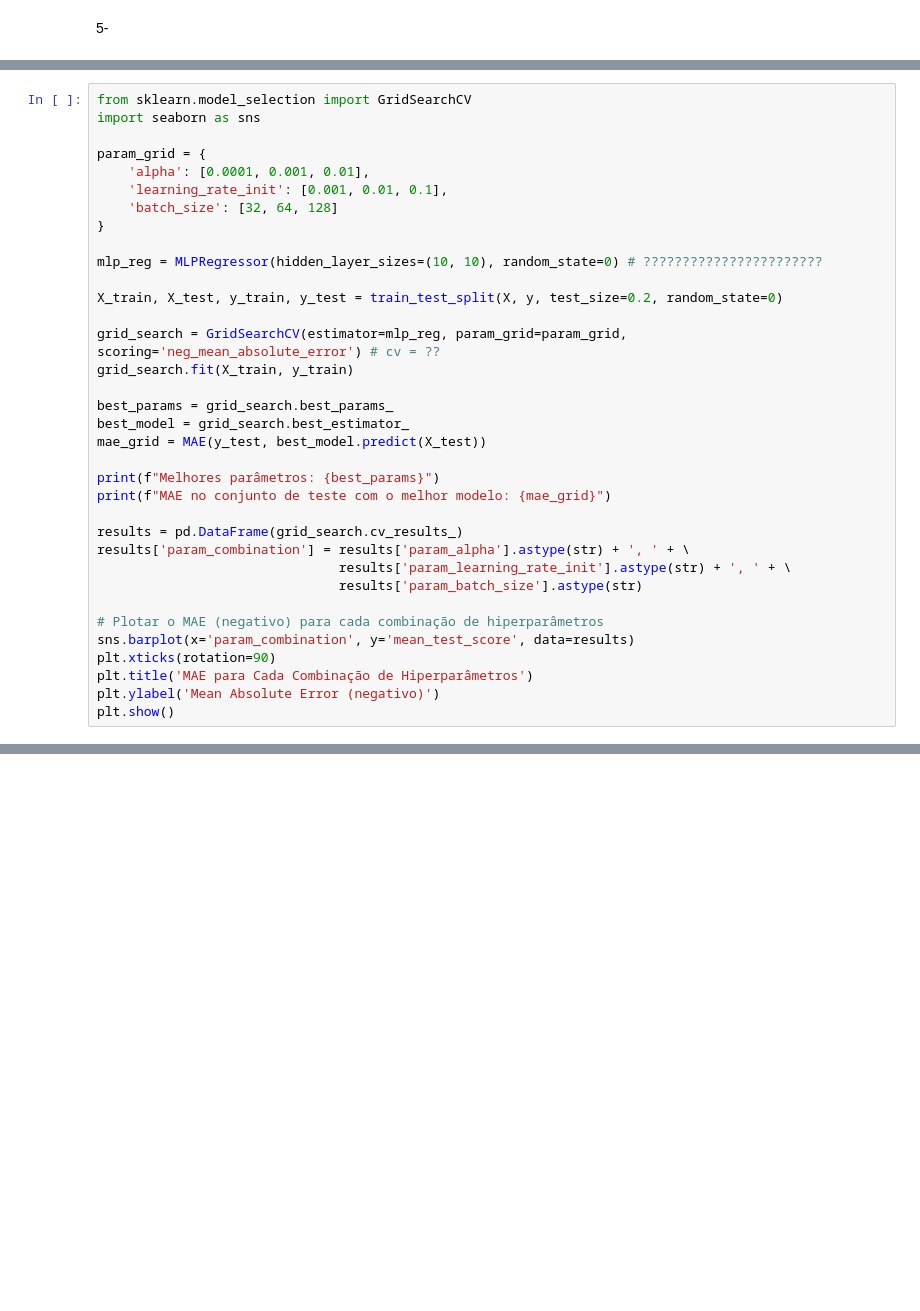
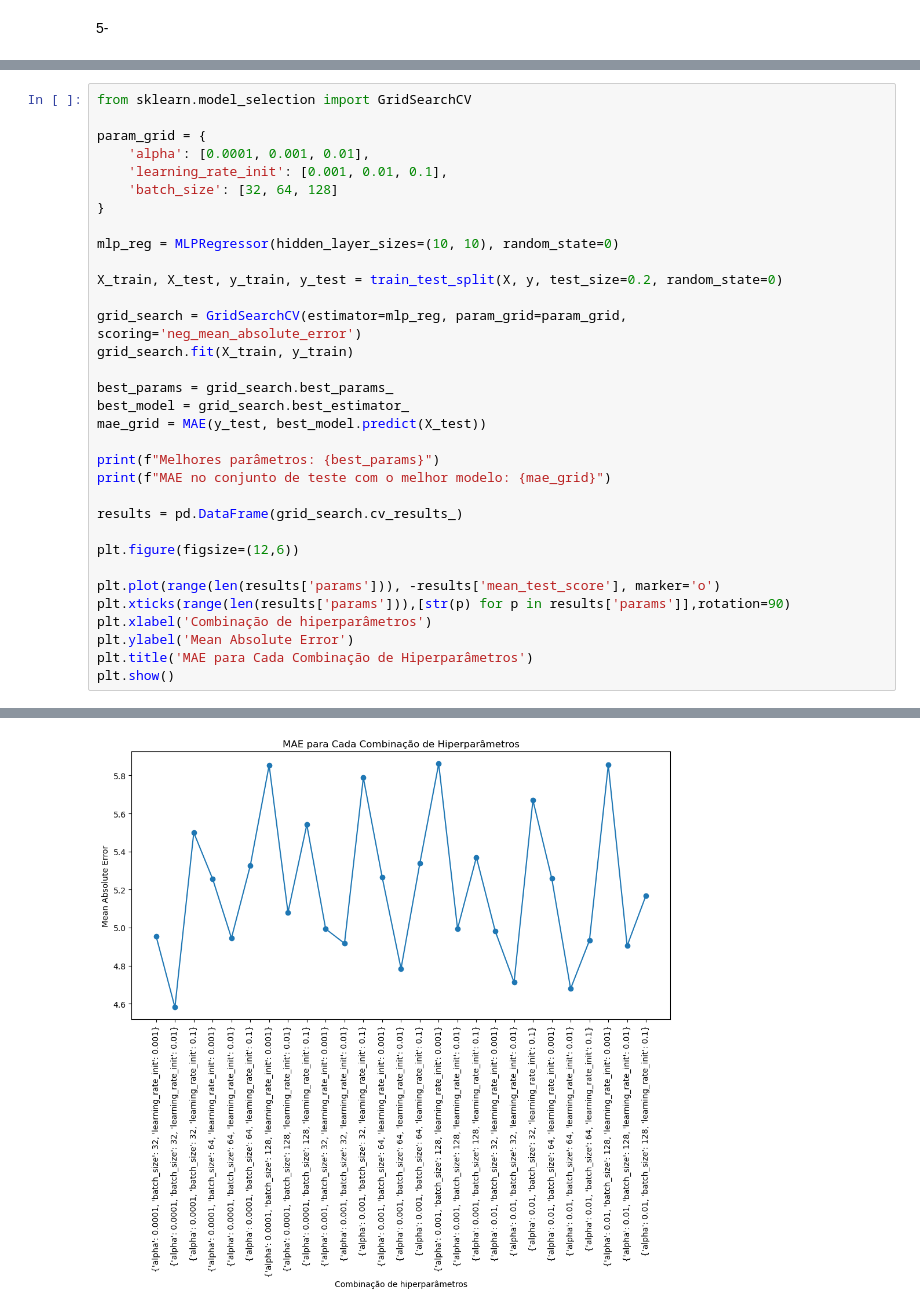
Before and after one commit to tiago-gsantos/ist-apren-proj3, a Jupyter notebook: programming.ipynb, the cells around one changed output, grey strips where cells are left out. Saved outputs shown, nothing was run; the diff lists cells and outputs as text; blank space fills up the shorter version.

```diff
--- a/programming.ipynb
+++ b/programming.ipynb
@@ -64,6 +57,5 @@ plt.show()
 # %%
 from sklearn.model_selection import GridSearchCV
-import seaborn as sns
 
 param_grid = {
     'alpha': [0.0001, 0.001, 0.01],
@@ -71,11 +63,11 @@ param_grid = {
     'batch_size': [32, 64, 128]
 }
 
-mlp_reg = MLPRegressor(hidden_layer_sizes=(10, 10), random_state=0) # ???????????????????????
+mlp_reg = MLPRegressor(hidden_layer_sizes=(10, 10), random_state=0)
 
 X_train, X_test, y_train, y_test = train_test_split(X, y, test_size=0.2, random_state=0)
 
-grid_search = GridSearchCV(estimator=mlp_reg, param_grid=param_grid, scoring='neg_mean_absolute_error') # cv = ??
+grid_search = GridSearchCV(estimator=mlp_reg, param_grid=param_grid, scoring='neg_mean_absolute_error')
 grid_search.fit(X_train, y_train)
 
 best_params = grid_search.best_params_
@@ -86,13 +78,13 @@ print(f"Melhores parâmetros: {best_params}")
 print(f"MAE no conjunto de teste com o melhor modelo: {mae_grid}")
 
 results = pd.DataFrame(grid_search.cv_results_)
-results['param_combination'] = results['param_alpha'].astype(str) + ', ' + \
-                               results['param_learning_rate_init'].astype(str) + ', ' + \
-                               results['param_batch_size'].astype(str)
 
-# Plotar o MAE (negativo) para cada combinação de hiperparâmetros
-sns.barplot(x='param_combination', y='mean_test_score', data=results)
-plt.xticks(rotation=90)
+plt.figure(figsize=(12,6))
+
+plt.plot(range(len(results['params'])), -results['mean_test_score'], marker='o')
+plt.xticks(range(len(results['params'])),[str(p) for p in results['params']],rotation=90)
+plt.xlabel('Combinação de hiperparâmetros')
+plt.ylabel('Mean Absolute Error')
 plt.title('MAE para Cada Combinação de Hiperparâmetros')
-plt.ylabel('Mean Absolute Error (negativo)')
 plt.show()
+# %% [output]
@@ -98,0 +93 @@ plt.show()
+[figure, added]
```
Also changed, not shown: parts of 4 cells of this notebook, 1 other file.
